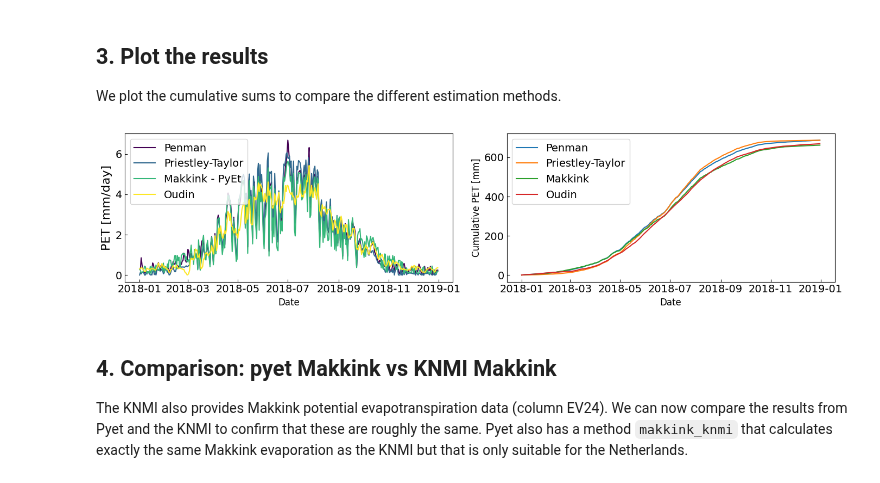
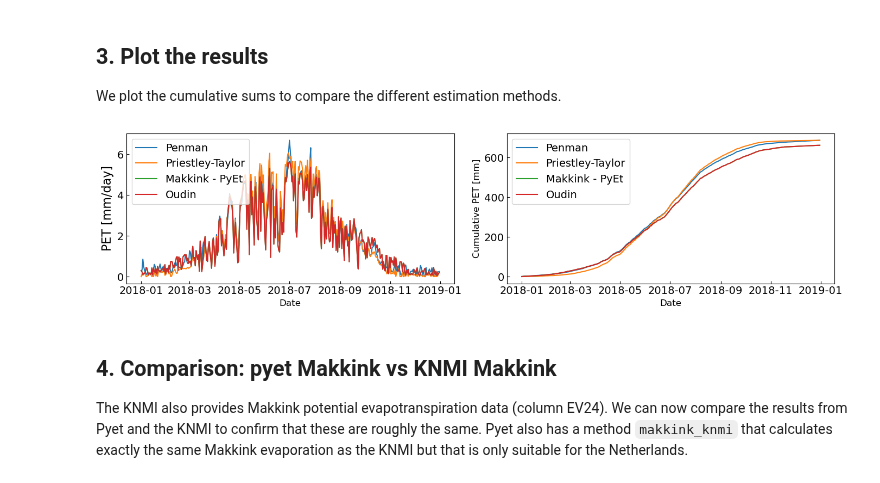
Before and after one commit to pyet-org/pyet, a Jupyter notebook: examples/03_example_knmi.ipynb, the cells around one changed output. Saved outputs shown, nothing was run; the diff lists cells and outputs as text; code cells hidden in the pictures.

```diff
--- a/examples/03_example_knmi.ipynb
+++ b/examples/03_example_knmi.ipynb
@@ -39,7 +39,8 @@ data.head()
 Now that we have the input data, we can estimate potential evapotranspiration with different estimation methods. Here we choose the Penman, Priestley-Taylor, Makkink, and Oudin methods.
 # %%
 # Preprocess the input data
-meteo = pd.DataFrame({"tmean":data.TG/10, "tmax":data.TX/10, "tmin":data.TN/10, "rh":data.UG, "wind":data.FG/10, "rs":data.Q/100})
+meteo = pd.DataFrame({"tmean":data.TG/10, "tmax":data.TX/10, "tmin":data.TN/10,
+                      "rh":data.UG, "wind":data.FG/10, "rs":data.Q/100})
 tmean, tmax, tmin, rh, wind, rs = [meteo[col] for col in meteo.columns]
 pressure =  data.PG / 100  # to kPa
 wind = data.FG / 10  # to m/s
@@ -56,29 +57,27 @@ pet_oudin = pyet.oudin(tmean, lat=0.91)
 
 We plot the cumulative sums to compare the different estimation methods.
 # %%
-from matplotlib import cm
-viridis = cm.get_cmap('viridis', 4)
-colors = [viridis(i) for i in range(0, 4)]
+fig, axs = plt.subplots(figsize=(14,3.5), ncols=2)
 
-fig, axs = plt.subplots(figsize=(14,3.5), ncols=2)
-axs[0].plot(pet_penman,label="Penman", c=colors[0])
-axs[0].plot(pet_pt, label="Priestley-Taylor", c=colors[1])
-axs[0].plot(pet_makkink, label="Makkink - PyEt", c=colors[2])
-axs[0].plot(pet_oudin, label="Oudin", c=colors[3])
-axs[1].plot(pet_penman.cumsum(),label="Penman")
-axs[1].plot(pet_pt.cumsum(), label="Priestley-Taylor")
-axs[1].plot(pet_makkink.cumsum(), label="Makkink")
-axs[1].plot(pet_oudin.cumsum(), label="Oudin")
+pet = [pet_penman, pet_pt, pet_makkink, pet_makkink]
+names = ["Penman", "Priestley-Taylor", "Makkink - PyEt", "Oudin"]
+
+for df, name in zip(pet, names):
+    axs[0].plot(df,label=name)
+    axs[1].plot(df.cumsum(),label=name)
+
 axs[0].set_ylabel("PET [mm/day]", fontsize=16)
 axs[1].set_ylabel("Cumulative PET [mm]", fontsize=12)
+
 for i in (0,1):
     axs[i].set_xlabel("Date", fontsize=12)
     axs[i].legend(loc=2, fontsize=14)
     axs[i].tick_params("both", direction="in", labelsize=14)
 plt.tight_layout()
+
 #plt.savefig("Figure1.png", dpi=300)
 # %% [output]
-[figure, old version]
+[figure, new version]
 # %% [markdown]
 ## 4. Comparison: pyet Makkink vs KNMI Makkink
 
```
Also changed, not shown: parts of 2 cells of this notebook, 4 other files.
